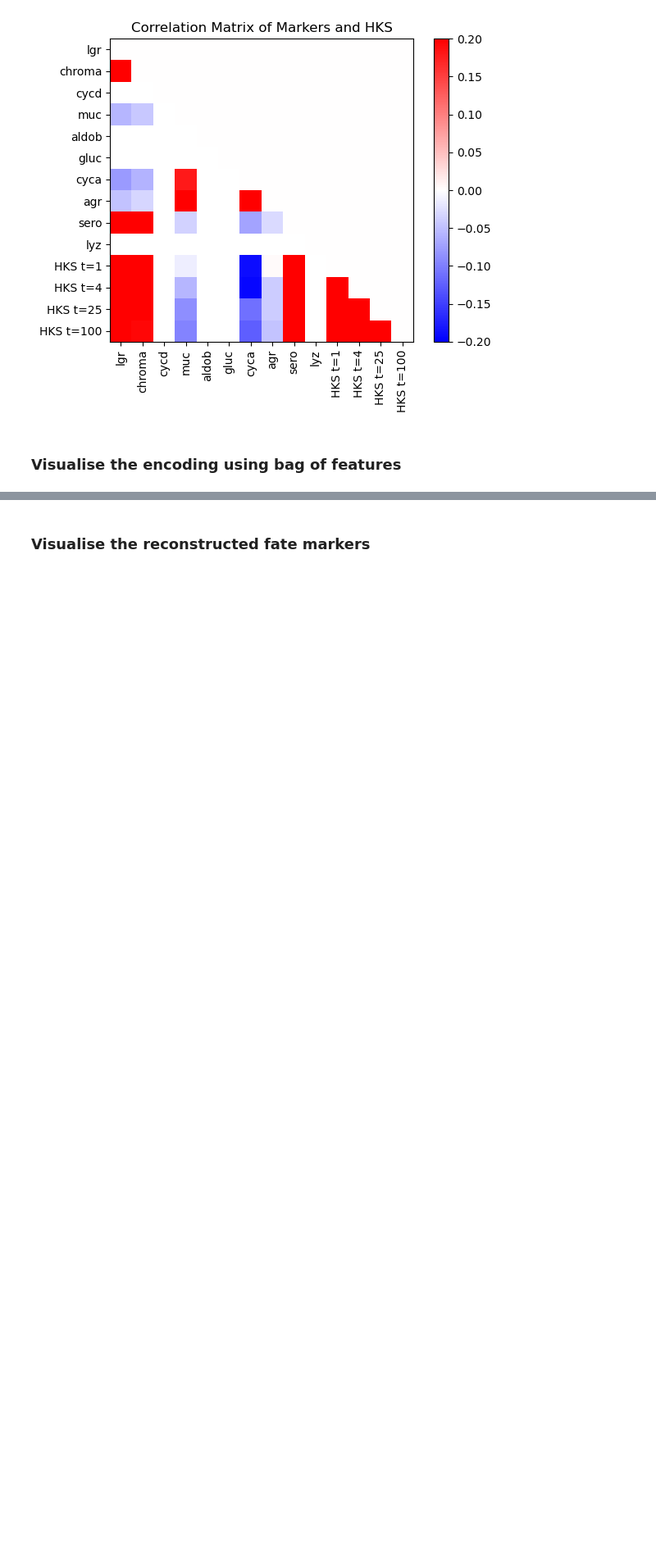
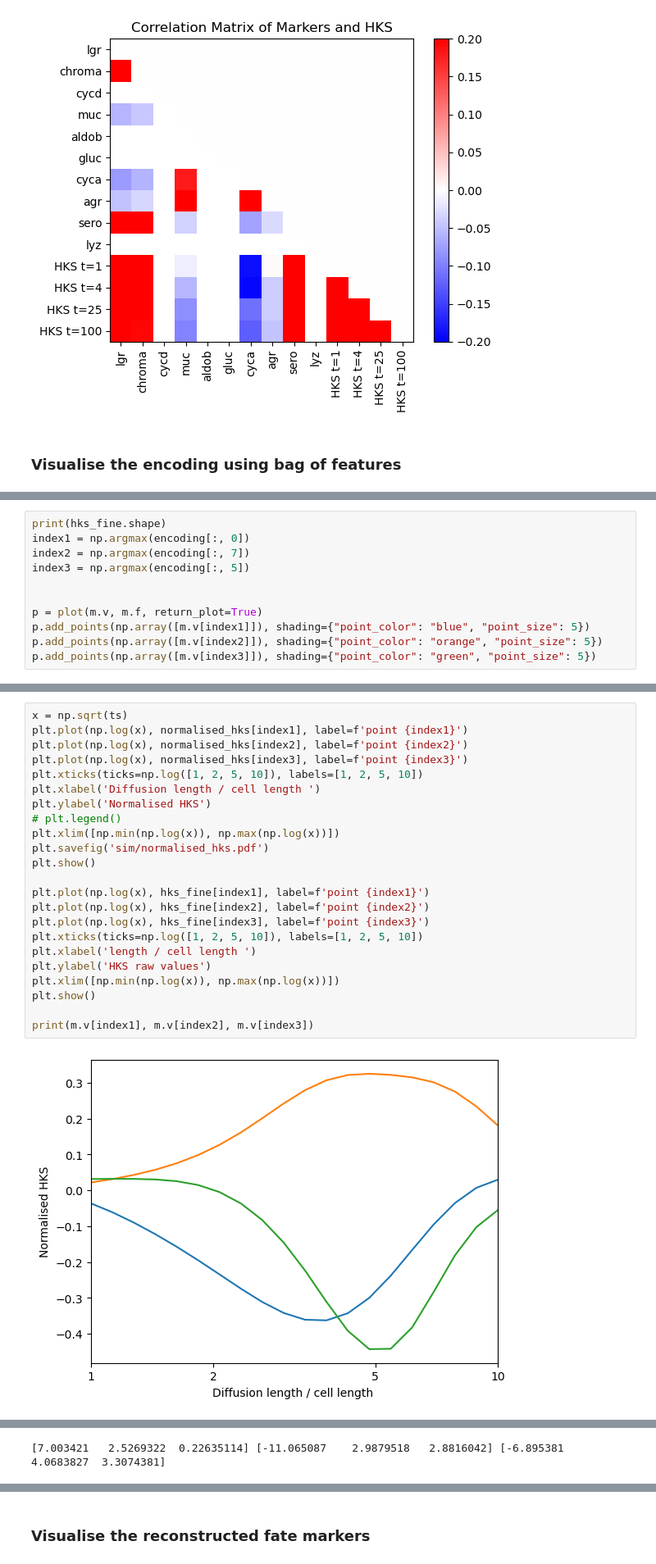
Before and after one commit to Irene-Li/SphericalHarmonics, a Jupyter notebook: fate_marker_example.ipynb, the cells around one changed output, grey strips where cells are left out. Shown at 82% size. Cells and saved outputs as stored; diff of their text form; blank space fills up the shorter version.

```diff
--- a/fate_marker_example.ipynb
+++ b/fate_marker_example.ipynb
@@ -413 +377,12 @@ Renderer(camera=PerspectiveCamera(children=(DirectionalLight(color='white', inte
 ... (4 outputs left out)
+# %%
+print(hks_fine.shape)
+index1 = np.argmax(encoding[:, 0])
+index2 = np.argmax(encoding[:, 7])
+index3 = np.argmax(encoding[:, 5])
+
+
+p = plot(m.v, m.f, return_plot=True)
+p.add_points(np.array([m.v[index1]]), shading={"point_color": "blue", "point_size": 5})
+p.add_points(np.array([m.v[index2]]), shading={"point_color": "orange", "point_size": 5})
+p.add_points(np.array([m.v[index3]]), shading={"point_color": "green", "point_size": 5})
@@ -413,0 +393,25 @@ Renderer(camera=PerspectiveCamera(children=(DirectionalLight(color='white', inte
+# %%
+x = np.sqrt(ts)
+plt.plot(np.log(x), normalised_hks[index1], label=f'point {index1}')
+plt.plot(np.log(x), normalised_hks[index2], label=f'point {index2}')
+plt.plot(np.log(x), normalised_hks[index3], label=f'point {index3}')
+plt.xticks(ticks=np.log([1, 2, 5, 10]), labels=[1, 2, 5, 10])
+plt.xlabel('Diffusion length / cell length ')
+plt.ylabel('Normalised HKS')
+# plt.legend()
+plt.xlim([np.min(np.log(x)), np.max(np.log(x))])
+plt.savefig('sim/normalised_hks.pdf')
+plt.show()
+
+plt.plot(np.log(x), hks_fine[index1], label=f'point {index1}')
+plt.plot(np.log(x), hks_fine[index2], label=f'point {index2}')
+plt.plot(np.log(x), hks_fine[index3], label=f'point {index3}')
+plt.xticks(ticks=np.log([1, 2, 5, 10]), labels=[1, 2, 5, 10])
+plt.xlabel('length / cell length ')
+plt.ylabel('HKS raw values')
+plt.xlim([np.min(np.log(x)), np.max(np.log(x))])
+plt.show()
+
+print(m.v[index1], m.v[index2], m.v[index3])
+# %% [output]
+[figure, added]
@@ -413,0 +419 @@ Renderer(camera=PerspectiveCamera(children=(DirectionalLight(color='white', inte
+[7.003421   2.5269322  0.22635114] [-11.065087    2.9879518   2.8816042] [-6.895381   4.0683827  3.3074381]
```
Also changed, not shown: parts of 28 cells of this notebook, 20 other files.
